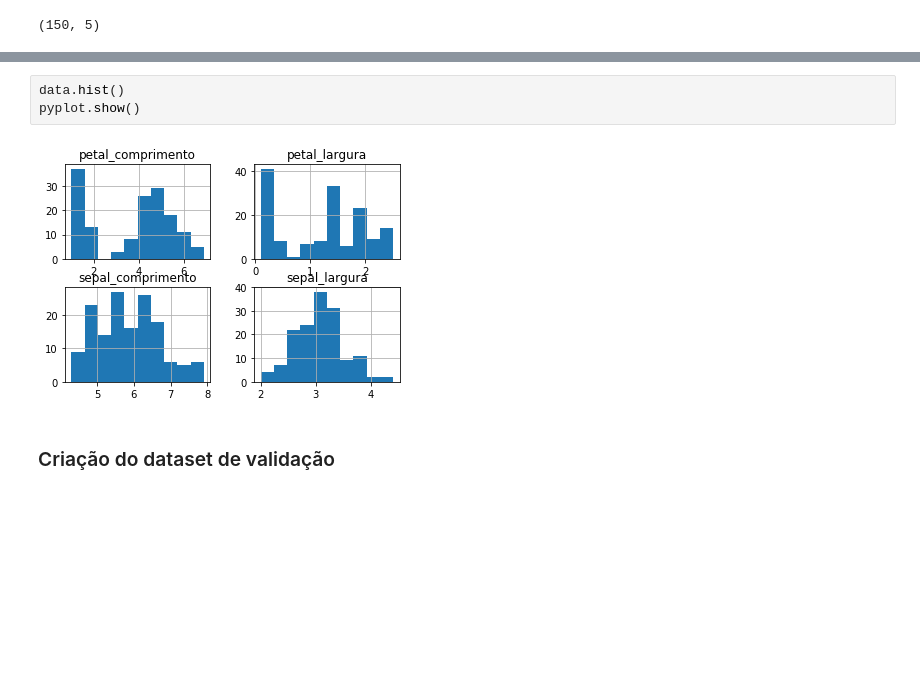
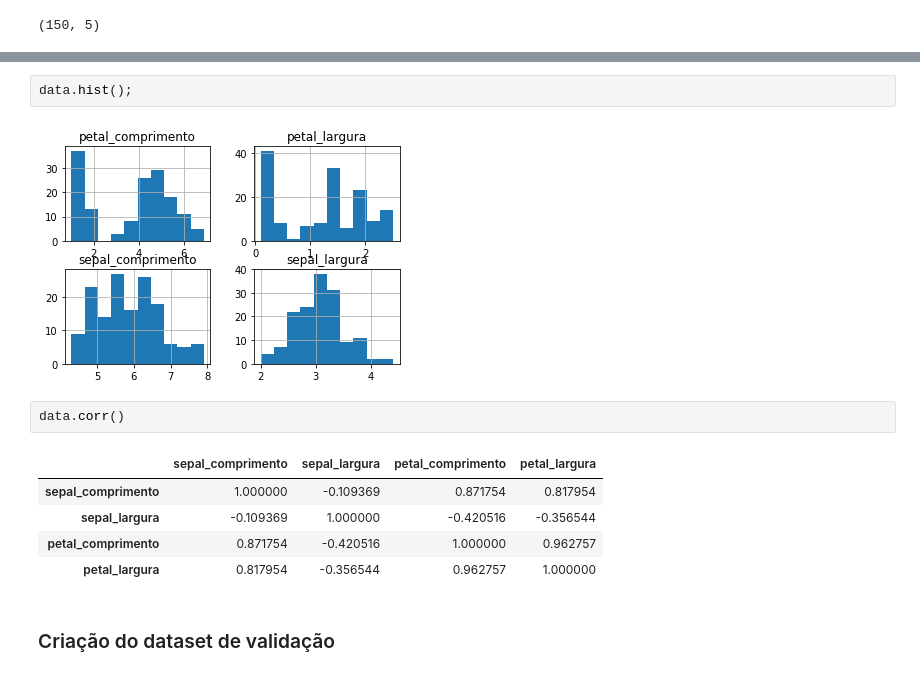
Before and after one commit to viniciusteix/jupyter-notebooks, a Jupyter notebook: iris-notebook.ipynb, the cells around one changed output, grey strips where cells are left out. Cells and saved outputs as stored; diff of their text form; blank space fills up the shorter version.

```diff
--- a/iris-notebook.ipynb
+++ b/iris-notebook.ipynb
@@ -58,9 +61,16 @@ Iris-virginica     50
 dtype: int64
 # %%
-data.hist()
-pyplot.show()
+data.hist();
 # %% [output]
 [figure]
+# %%
+data.corr()
+# %% [output]
+|  | sepal_comprimento | sepal_largura | petal_comprimento | petal_largura |
+| sepal_comprimento | 1.000000 | -0.109369 | 0.871754 | 0.817954 |
+| sepal_largura | -0.109369 | 1.000000 | -0.420516 | -0.356544 |
+| petal_comprimento | 0.871754 | -0.420516 | 1.000000 | 0.962757 |
+| petal_largura | 0.817954 | -0.356544 | 0.962757 | 1.000000 |
 # %% [markdown]
 ### Criação do dataset de validação
 # %%
```
Also changed, not shown: parts of 25 cells of this notebook.
